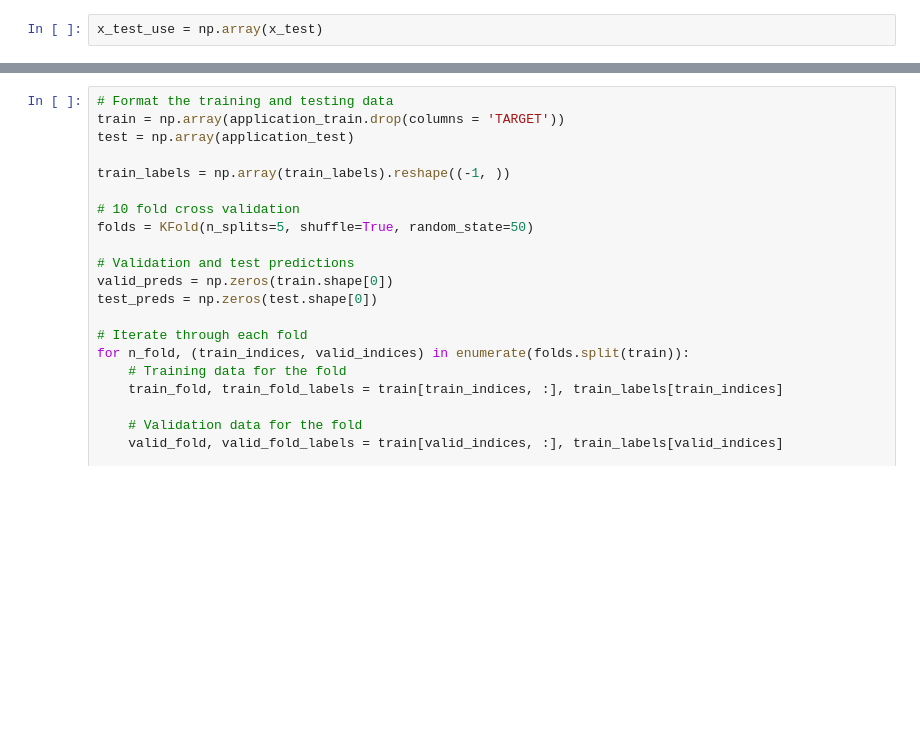
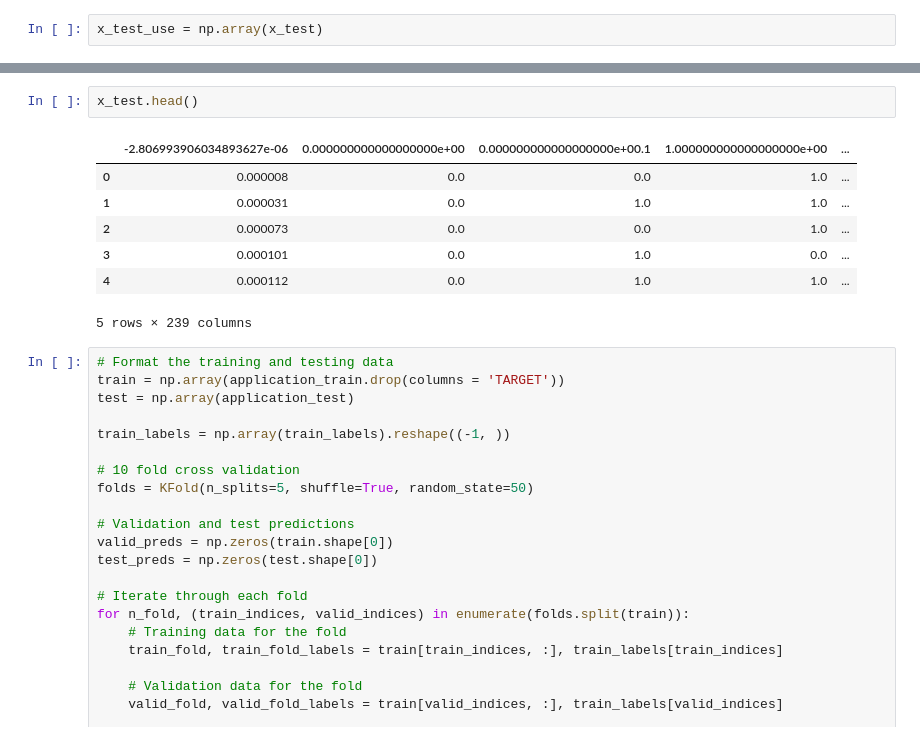
Before and after one commit to Luzhaolong/Home_Credit_Default_Risk, a Jupyter notebook: NN_practice.ipynb, the cells around one changed output, grey strips where cells are left out. Saved outputs shown, nothing was run; the diff lists cells and outputs as text; blank space fills up the shorter version.

```diff
--- a/NN_practice.ipynb
+++ b/NN_practice.ipynb
@@ -45,3 +55,13 @@ x_test.shape
+# %%
+x_test.head()
+# %% [output]
+|  | -2.806993906034893627e-06 | 0.000000000000000000e+00 | 0.000000000000000000e+00.1 | 1.000000000000000000e+00 | ... |
+| 0 | 0.000008 | 0.0 | 0.0 | 1.0 | ... |
+| 1 | 0.000031 | 0.0 | 1.0 | 1.0 | ... |
+| 2 | 0.000073 | 0.0 | 0.0 | 1.0 | ... |
+| 3 | 0.000101 | 0.0 | 1.0 | 0.0 | ... |
+| 4 | 0.000112 | 0.0 | 1.0 | 1.0 | ... |
+5 rows × 239 columns
 # %%
 # Format the training and testing data
 train = np.array(application_train.drop(columns = 'TARGET'))
```
Also changed, not shown: parts of 10 cells of this notebook.
